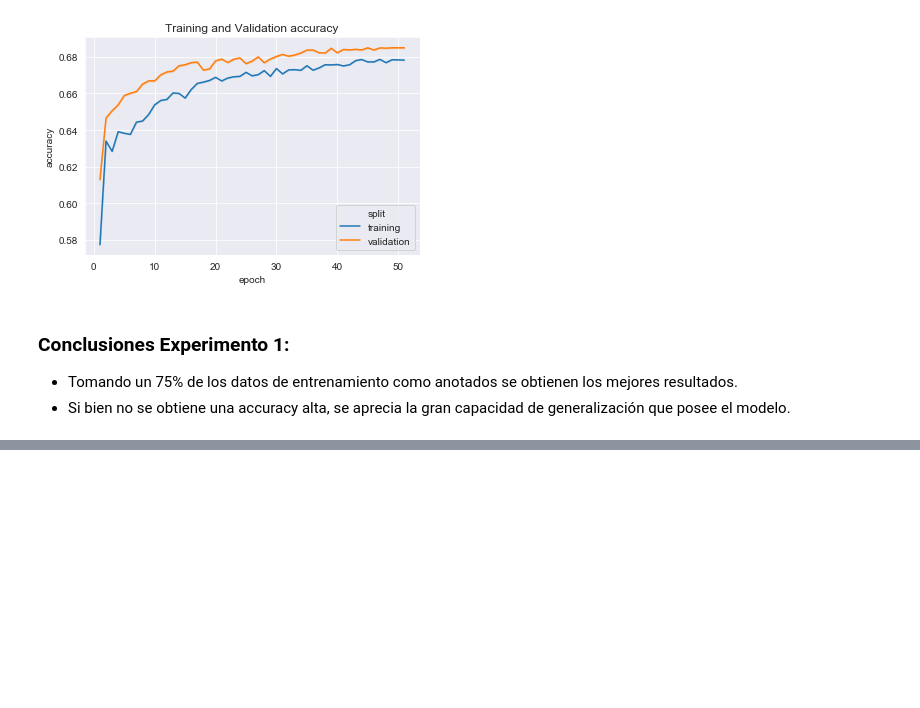
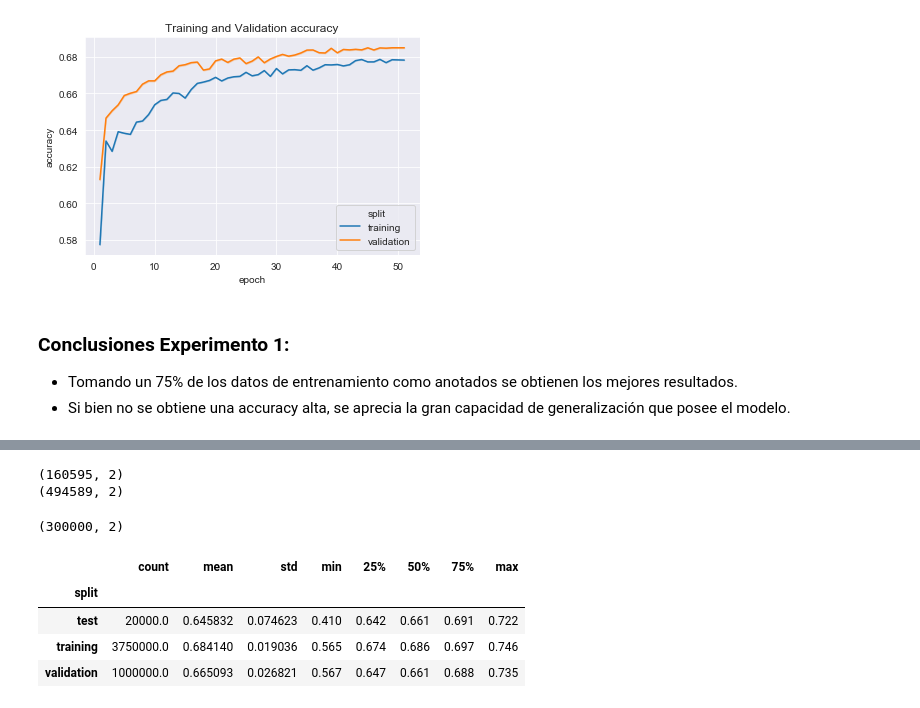
Before and after one commit to emikokic/thesis, a Jupyter notebook: notebooks/experiment_results_cnn_ladder.ipynb, the cells around one changed output, grey strips where cells are left out. Saved outputs shown, nothing was run; the diff lists cells and outputs as text; code cells hidden in the pictures; blank space fills up the shorter version.

```diff
--- a/notebooks/experiment_results_cnn_ladder.ipynb
+++ b/notebooks/experiment_results_cnn_ladder.ipynb
@@ -189,3 +193,11 @@ Se utilizan 75% de los primeros 100k como datos anotados (#datos anotados = 75k)
 &nbsp; 20000 -> validation
 
 &nbsp; 20000 -> test
+# %%
+train = pd.read_csv('../corpus_WiNER/cnn_instances/words_entity_W_2_cnn_train.csv')
+train_extra = pd.read_csv('../corpus_WiNER/cnn_instances/words_entity_W_2_cnn_train_extra.csv')
+print(train.shape)
+print(train_extra.shape)
+# %% [output]
+(160595, 2)
+(494589, 2)
@@ -191,0 +210,5 @@ Se utilizan 75% de los primeros 100k como datos anotados (#datos anotados = 75k)
+# %%
+train_exp_2 = pd.concat([train, train_extra])
+train_exp_2.shape
+# %% [output]
+(300000, 2)
@@ -191,0 +217,10 @@ Se utilizan 75% de los primeros 100k como datos anotados (#datos anotados = 75k)
+# %%
+results_exp_2 = pd.read_csv('../models/experiments/results_cnn_ladder_exp_2.csv')
+split_group = results_exp_2.groupby('split')
+split_group.accuracy.describe()
+# %% [output]
+|  | count | mean | std | min | 25% | 50% | 75% | max |
+| split |  |  |  |  |  |  |  |  |
+| test | 20000.0 | 0.645832 | 0.074623 | 0.410 | 0.642 | 0.661 | 0.691 | 0.722 |
+| training | 3750000.0 | 0.684140 | 0.019036 | 0.565 | 0.674 | 0.686 | 0.697 | 0.746 |
+| validation | 1000000.0 | 0.665093 | 0.026821 | 0.567 | 0.647 | 0.661 | 0.688 | 0.735 |
```
Also changed, not shown: parts of 13 cells of this notebook, 2 other files.
